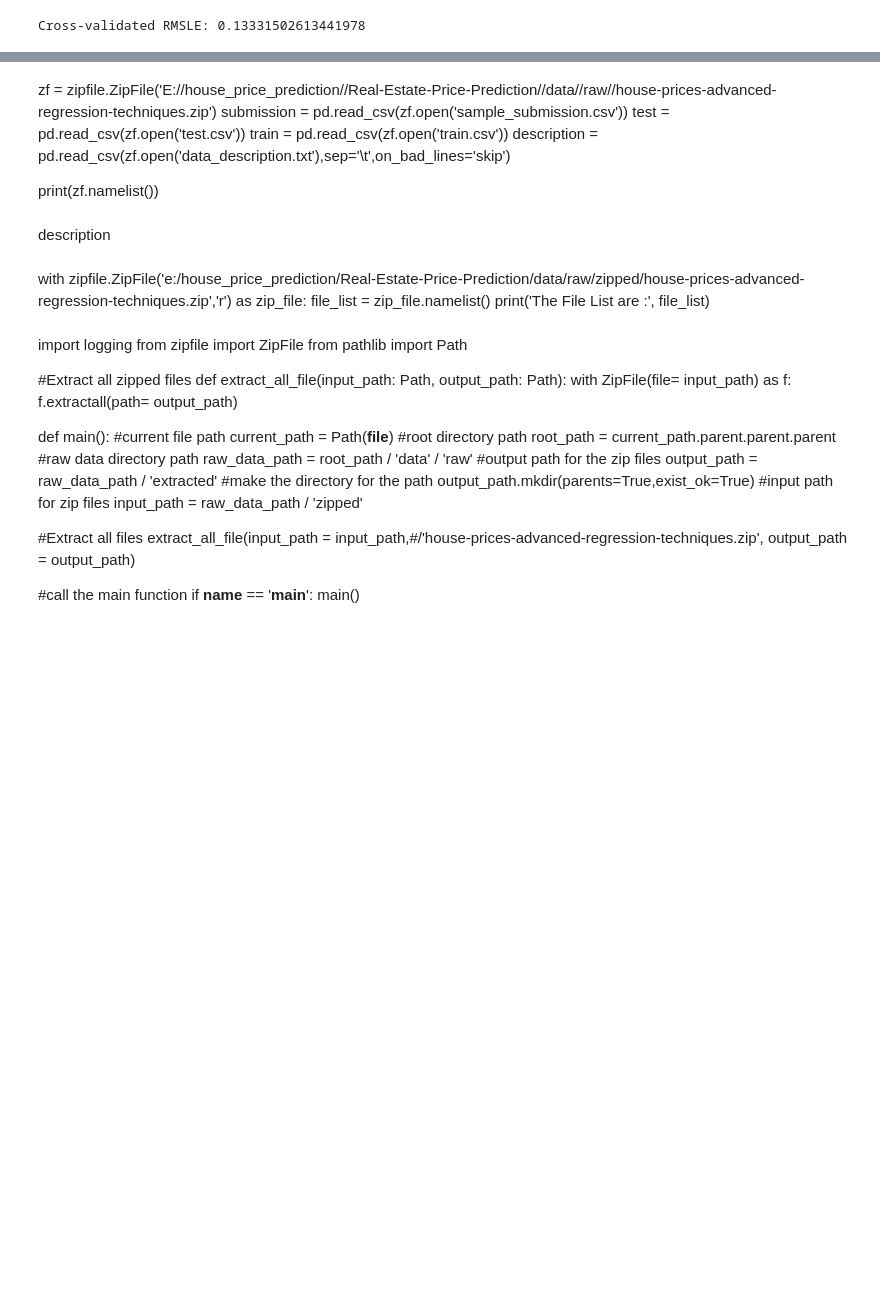
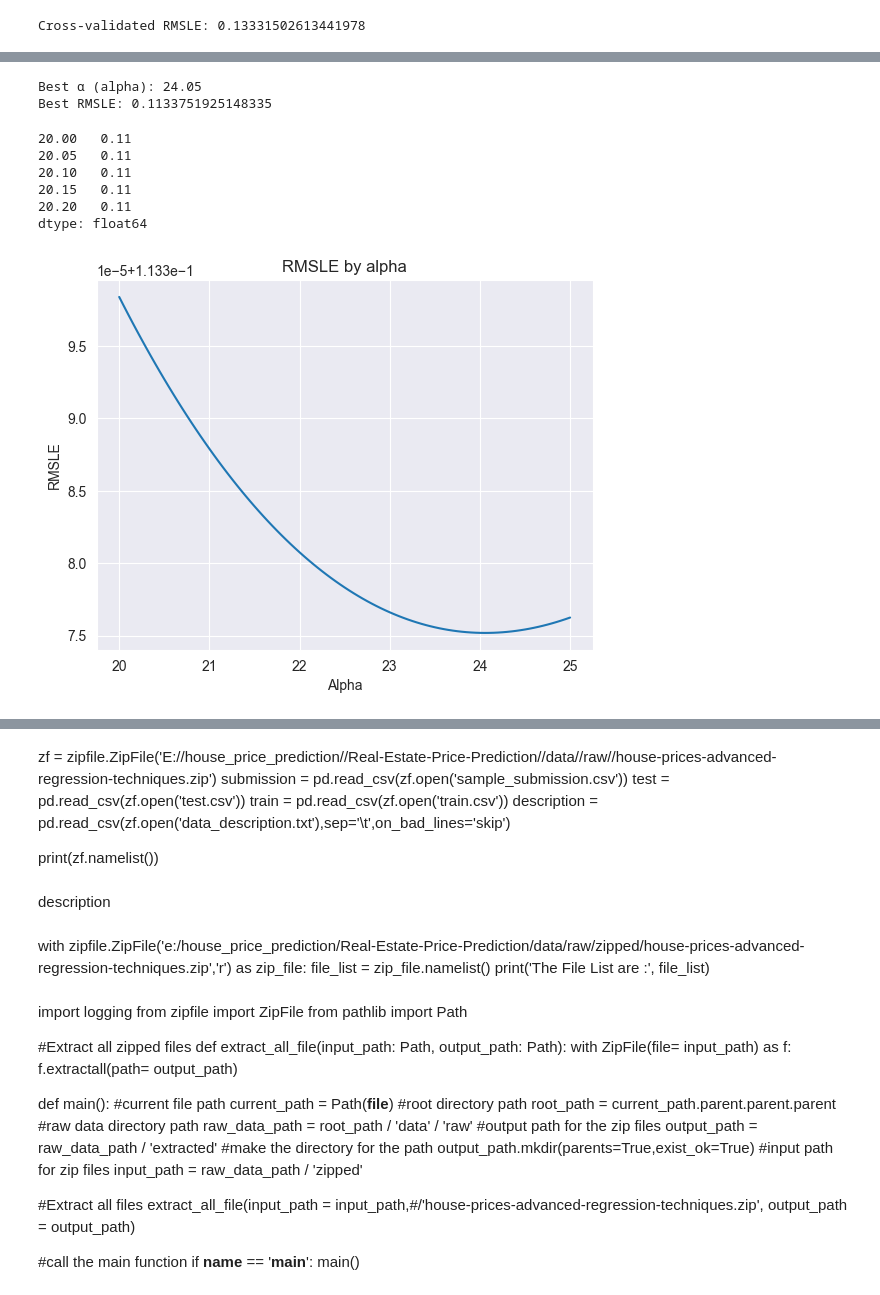
Before and after one commit to annugit1655/Real-Estate-Price-Prediction, a Jupyter notebook: Real-Estate-Price-Prediction/notebooks/house-price.ipynb, the cells around one changed output, grey strips where cells are left out. Saved outputs shown, nothing was run; the diff lists cells and outputs as text; code cells hidden in the pictures; blank space fills up the shorter version.

```diff
--- a/Real-Estate-Price-Prediction/notebooks/house-price.ipynb
+++ b/Real-Estate-Price-Prediction/notebooks/house-price.ipynb
@@ -886,0 +899,24 @@ from sklearn.linear_model import Ridge, Lasso, ElasticNet
+# %%
+# Define pipeline with Ridge
+pipeline_ridge = Pipeline(steps=[
+    ("preprocessor", preprocessor),
+    ("regressor", Ridge())
+])
+
+# Candidate lambda (alpha) values
+alpha_list = list(np.linspace(20, 25, 101))
+
+# Loop through values and evaluate with your RMSLE function
+results = {}
+for lam in alpha_list:
+    pipeline_ridge.set_params(regressor__alpha=lam)
+    score = getRMSLE(pipeline_ridge, X_train, y_train)
+    results[lam] = score
+
+# Find best lambda
+best_alpha = min(results, key=results.get)
+print("Best α (alpha):", best_alpha)
+print("Best RMSLE:", results[best_alpha])
+# %% [output]
+Best α (alpha): 24.05
+Best RMSLE: 0.1133751925148335
@@ -886,0 +925,29 @@ from sklearn.linear_model import Ridge, Lasso, ElasticNet
+# %%
+# Visualization of RMSLE by alpha using ridge regression
+alpha_list = list(np.linspace(20, 25, 101))
+
+rmsle_ridge = []
+for alpha_ in alpha_list:
+    pipeline_ridge.set_params(regressor__alpha=alpha_)   # set alpha for Ridge
+    score = float(getRMSLE(pipeline_ridge, X_train, y_train))
+    rmsle_ridge.append(score)
+
+# Store results in a Series with alpha as index
+rmsle_ridge = pd.Series(rmsle_ridge, index=alpha_list)
+
+print(rmsle_ridge.head())
+# %% [output]
+20.00   0.11
+20.05   0.11
+20.10   0.11
+20.15   0.11
+20.20   0.11
+dtype: float64
+# %%
+rmsle_ridge.plot(title="RMSLE by alpha")
+plt.xlabel("Alpha")
+plt.ylabel("RMSLE")
+plt.grid(True)
+plt.show()
+# %% [output]
+[figure, added]
```
Also changed, not shown: parts of 9 cells of this notebook.
